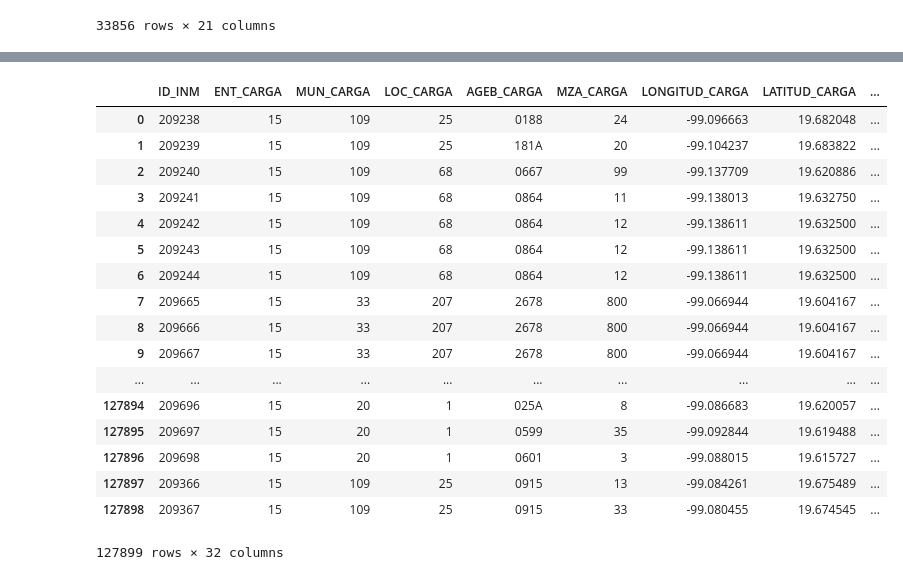
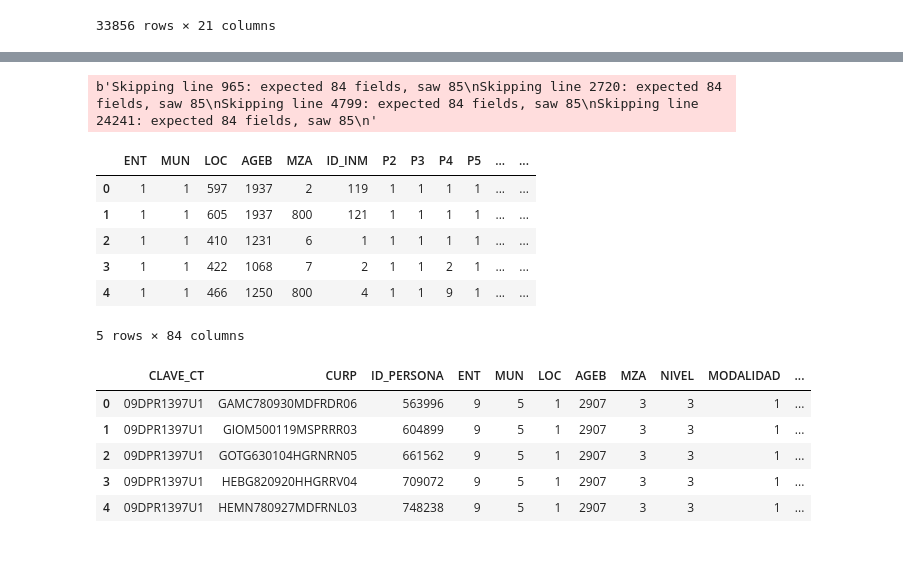
Before and after one commit to pablocastelo/mexprimero, a Jupyter notebook: load_data.ipynb, the cells around one changed output, grey strips where cells are left out. Saved outputs shown, nothing was run; the diff lists cells and outputs as text; code cells hidden in the pictures; blank space fills up the shorter version.

```diff
--- a/load_data.ipynb
+++ b/load_data.ipynb
@@ -138,0 +133,12 @@ pd.read_csv("/Volumes/PCT/CEMABE/Inmueble/TR_EXP_CUES_INMUEBLE.txt", header=0, s
+# %%
+inmueble3 = pd.read_csv("/Volumes/PCT/CEMABE/Inmueble/TR_EXP_CUES_CONAFE_INM_CT.txt", header=0, sep='|', encoding='latin-1', low_memory=False, error_bad_lines=False, warn_bad_lines=True)
+inmueble3.head()
+# %% [output]
+b'Skipping line 965: expected 84 fields, saw 85\nSkipping line 2720: expected 84 fields, saw 85\nSkipping line 4799: expected 84 fields, saw 85\nSkipping line 24241: expected 84 fields, saw 85\n'
+|  | ENT | MUN | LOC | AGEB | MZA | ID_INM | P2 | P3 | P4 | P5 | ... | ... |
+| 0 | 1 | 1 | 597 | 1937 | 2 | 119 | 1 | 1 | 1 | 1 | ... | ... |
+| 1 | 1 | 1 | 605 | 1937 | 800 | 121 | 1 | 1 | 1 | 1 | ... | ... |
+| 2 | 1 | 1 | 410 | 1231 | 6 | 1 | 1 | 1 | 1 | 1 | ... | ... |
+| 3 | 1 | 1 | 422 | 1068 | 7 | 2 | 1 | 1 | 2 | 1 | ... | ... |
+| 4 | 1 | 1 | 466 | 1250 | 800 | 4 | 1 | 1 | 9 | 1 | ... | ... |
+5 rows × 84 columns
@@ -139,21 +148,10 @@ pd.read_csv("/Volumes/PCT/CEMABE/Inmueble/TR_EXP_CUES_INMUEBLE.txt", header=0, s
 # %%
-pd.read_csv("/Volumes/PCT/CEMABE/Inmueble/TR_EXP_INMUEBLE_CONTROL.txt", header=0, sep='|', encoding='latin-1', low_memory=False)
+personal1 = pd.read_csv("/Volumes/PCT/CEMABE/Personal/TR_EXP_ACTIVIDADES_ACADEMICOS.txt", header=0, sep='|', encoding='latin-1', low_memory=False)
+personal1.head()
 # %% [output]
-|  | ID_INM | ENT_CARGA | MUN_CARGA | LOC_CARGA | AGEB_CARGA | MZA_CARGA | LONGITUD_CARGA | LATITUD_CARGA | ... |
-| 0 | 209238 | 15 | 109 | 25 | 0188 | 24 | -99.096663 | 19.682048 | ... |
-| 1 | 209239 | 15 | 109 | 25 | 181A | 20 | -99.104237 | 19.683822 | ... |
-| 2 | 209240 | 15 | 109 | 68 | 0667 | 99 | -99.137709 | 19.620886 | ... |
-| 3 | 209241 | 15 | 109 | 68 | 0864 | 11 | -99.138013 | 19.632750 | ... |
-| 4 | 209242 | 15 | 109 | 68 | 0864 | 12 | -99.138611 | 19.632500 | ... |
-| 5 | 209243 | 15 | 109 | 68 | 0864 | 12 | -99.138611 | 19.632500 | ... |
-| 6 | 209244 | 15 | 109 | 68 | 0864 | 12 | -99.138611 | 19.632500 | ... |
-| 7 | 209665 | 15 | 33 | 207 | 2678 | 800 | -99.066944 | 19.604167 | ... |
-| 8 | 209666 | 15 | 33 | 207 | 2678 | 800 | -99.066944 | 19.604167 | ... |
-| 9 | 209667 | 15 | 33 | 207 | 2678 | 800 | -99.066944 | 19.604167 | ... |
-| ... | ... | ... | ... | ... | ... | ... | ... | ... | ... |
-| 127894 | 209696 | 15 | 20 | 1 | 025A | 8 | -99.086683 | 19.620057 | ... |
-| 127895 | 209697 | 15 | 20 | 1 | 0599 | 35 | -99.092844 | 19.619488 | ... |
-| 127896 | 209698 | 15 | 20 | 1 | 0601 | 3 | -99.088015 | 19.615727 | ... |
-| 127897 | 209366 | 15 | 109 | 25 | 0915 | 13 | -99.084261 | 19.675489 | ... |
-| 127898 | 209367 | 15 | 109 | 25 | 0915 | 33 | -99.080455 | 19.674545 | ... |
+|  | CLAVE_CT | CURP | ID_PERSONA | ENT | MUN | LOC | AGEB | MZA | NIVEL | MODALIDAD | ... |
+| 0 | 09DPR1397U1 | GAMC780930MDFRDR06 | 563996 | 9 | 5 | 1 | 2907 | 3 | 3 | 1 | ... |
+| 1 | 09DPR1397U1 | GIOM500119MSPRRR03 | 604899 | 9 | 5 | 1 | 2907 | 3 | 3 | 1 | ... |
+| 2 | 09DPR1397U1 | GOTG630104HGRNRN05 | 661562 | 9 | 5 | 1 | 2907 | 3 | 3 | 1 | ... |
+| 3 | 09DPR1397U1 | HEBG820920HHGRRV04 | 709072 | 9 | 5 | 1 | 2907 | 3 | 3 | 1 | ... |
+| 4 | 09DPR1397U1 | HEMN780927MDFRNL03 | 748238 | 9 | 5 | 1 | 2907 | 3 | 3 | 1 | ... |
-127899 rows × 32 columns
```
Also changed, not shown: parts of 18 cells of this notebook.
